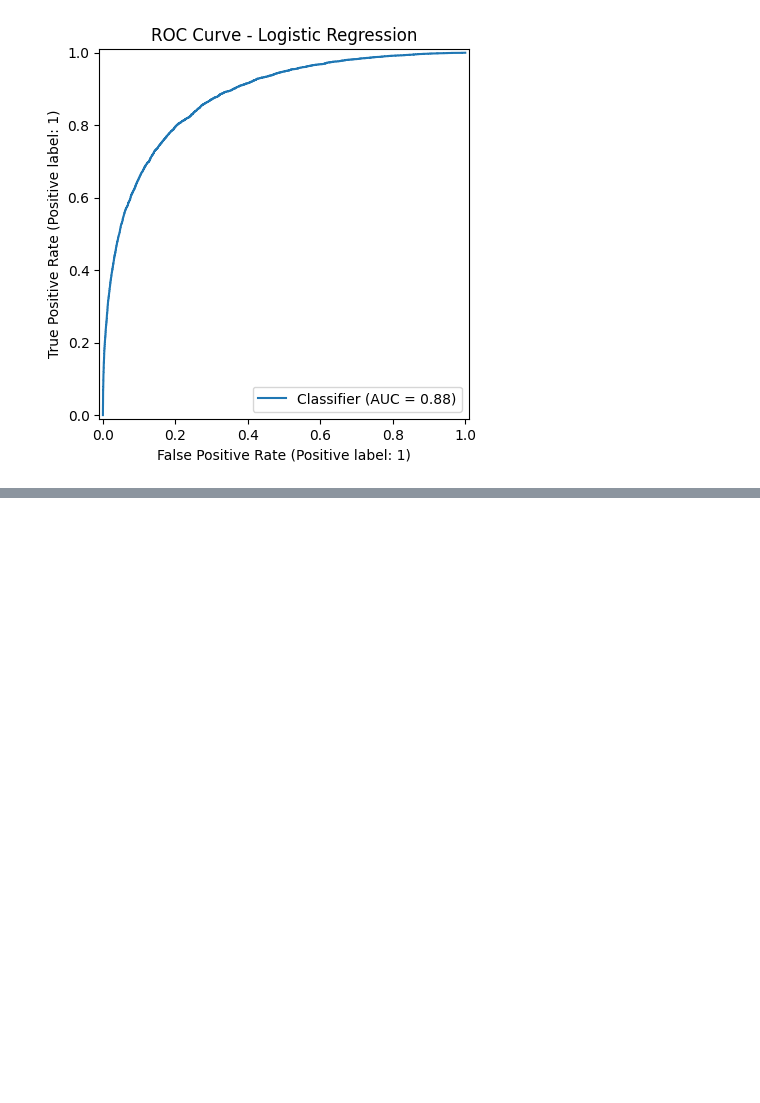
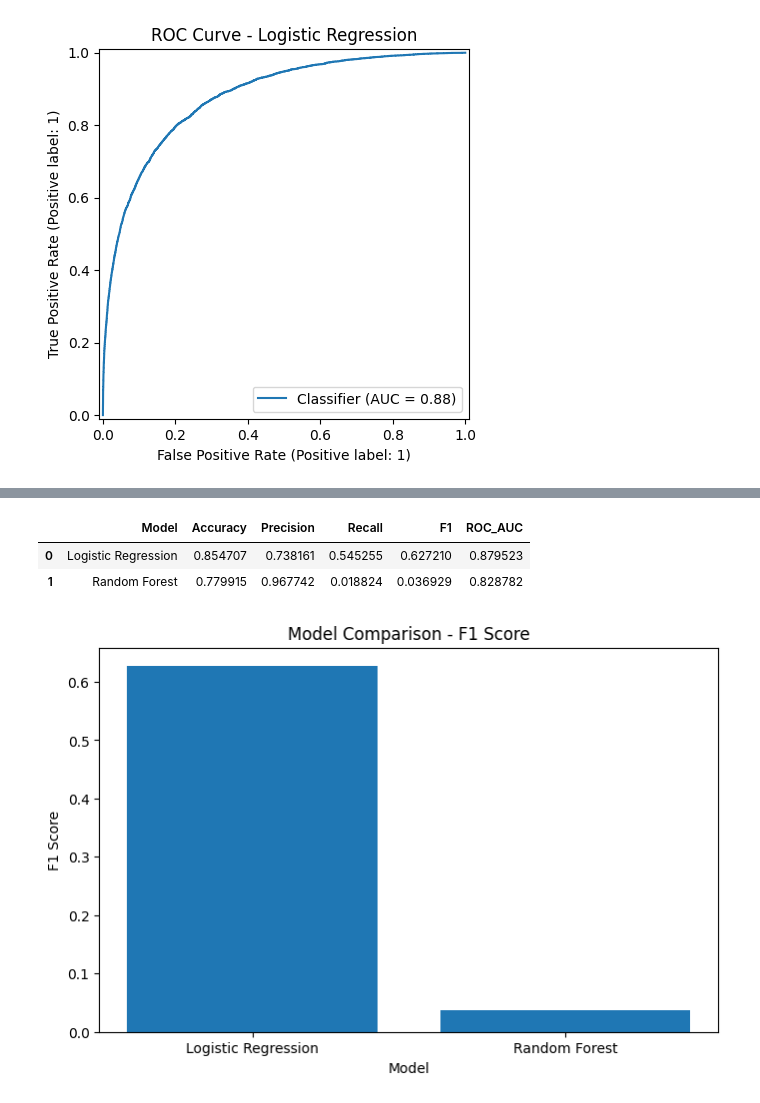
Before and after one commit to SirApollyon/weather-forecast-project, a Jupyter notebook: notebooks/weather_prediction.ipynb, the cells around one changed output, grey strips where cells are left out. Cells and saved outputs as stored; diff of their text form; code cells hidden in the pictures; blank space fills up the shorter version.

```diff
--- a/notebooks/weather_prediction.ipynb
+++ b/notebooks/weather_prediction.ipynb
@@ -320,0 +404,35 @@ plt.show()
+# %%
+results = pd.DataFrame([
+    {
+        "Model": "Logistic Regression",
+        "Accuracy": accuracy_score(y_test, y_pred),
+        "Precision": precision_score(y_test, y_pred),
+        "Recall": recall_score(y_test, y_pred),
+        "F1": f1_score(y_test, y_pred),
+        "ROC_AUC": roc_auc_score(y_test, y_proba)
+    },
+    {
+        "Model": "Random Forest",
+        "Accuracy": accuracy_score(y_test, y_pred_rf),
+        "Precision": precision_score(y_test, y_pred_rf),
+        "Recall": recall_score(y_test, y_pred_rf),
+        "F1": f1_score(y_test, y_pred_rf),
+        "ROC_AUC": roc_auc_score(y_test, y_proba_rf)
+    }
+])
+
+results = results.sort_values(by="F1", ascending=False)
+results
+# %% [output]
+|  | Model | Accuracy | Precision | Recall | F1 | ROC_AUC |
+| 0 | Logistic Regression | 0.854707 | 0.738161 | 0.545255 | 0.627210 | 0.879523 |
+| 1 | Random Forest | 0.779915 | 0.967742 | 0.018824 | 0.036929 | 0.828782 |
+# %%
+plt.figure(figsize=(8, 5))
+plt.bar(results["Model"], results["F1"])
+plt.title("Model Comparison - F1 Score")
+plt.xlabel("Model")
+plt.ylabel("F1 Score")
+plt.show()
+# %% [output]
+[figure, added]
```
Also changed, not shown: parts of 11 cells of this notebook.
